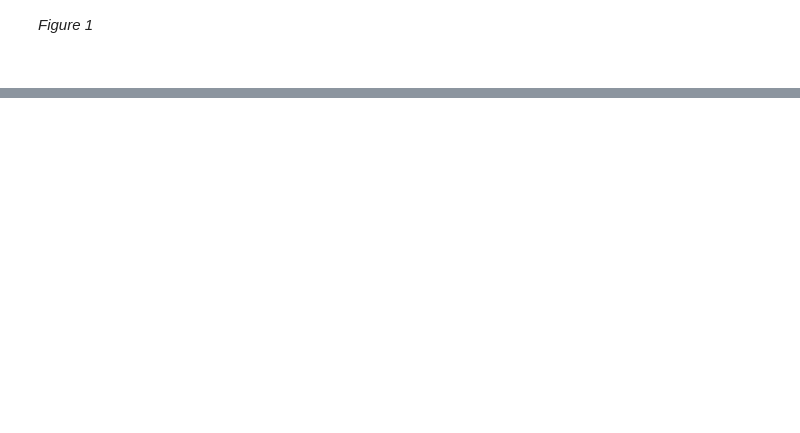
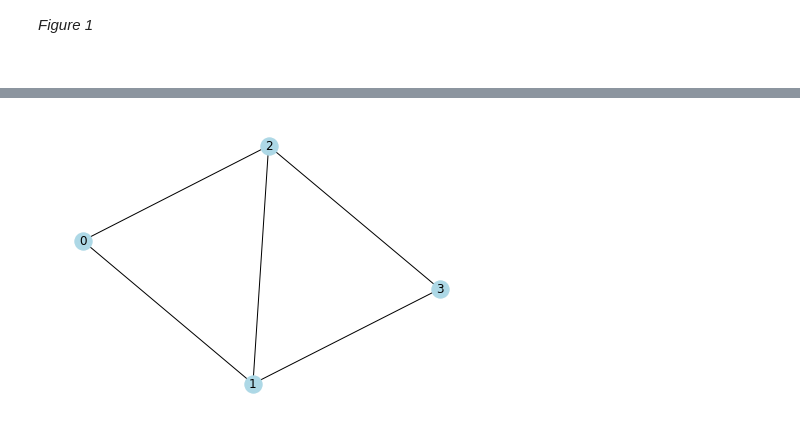
Before and after one commit to alexandrac77/graph_theory, a Jupyter notebook: graph-isomorphism.ipynb, the cells around one changed output, grey strips where cells are left out. Cells and saved outputs as stored; diff of their text form; code cells hidden in the pictures; blank space fills up the shorter version.

```diff
--- a/graph-isomorphism.ipynb
+++ b/graph-isomorphism.ipynb
@@ -90,0 +132,11 @@ The most common ways to represent graphs in data structures is with Adjacency Ma
+# %%
+# Create a graph from random matrix.
+
+# Create random matrix M.
+M = np.matrix([[0,1,1,0],[1,0,0,1],[1,1,0,1],[0,1,0,0]])
+
+# Draw graph from random matrix.
+X = nx.from_numpy_matrix(M)
+nx.draw(X, with_labels=1, node_color="lightblue")
+# %% [output]
+[figure, added]
```
Also changed, not shown: parts of 4 cells of this notebook.
